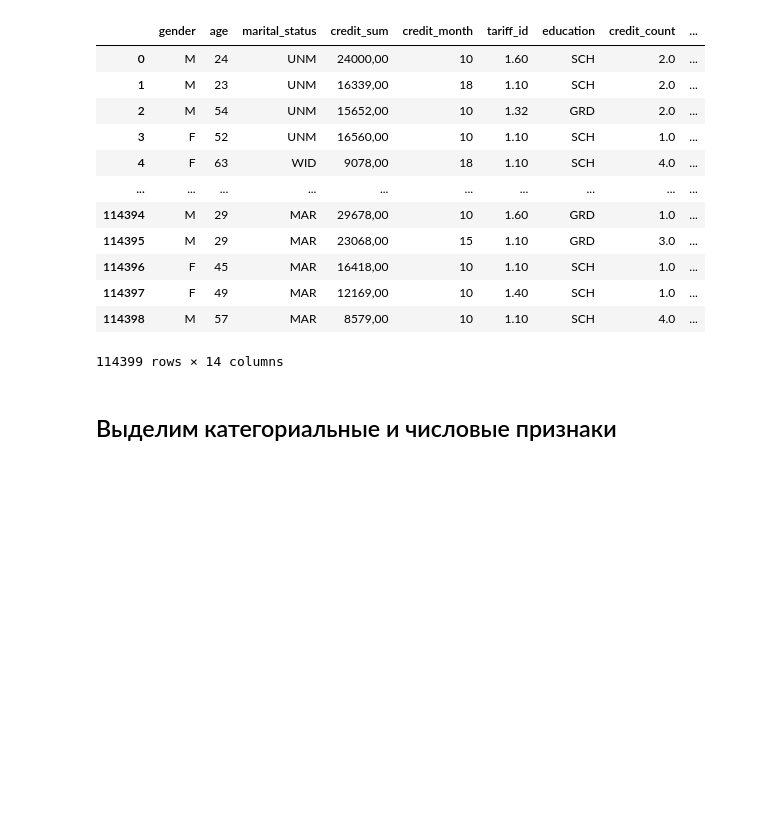
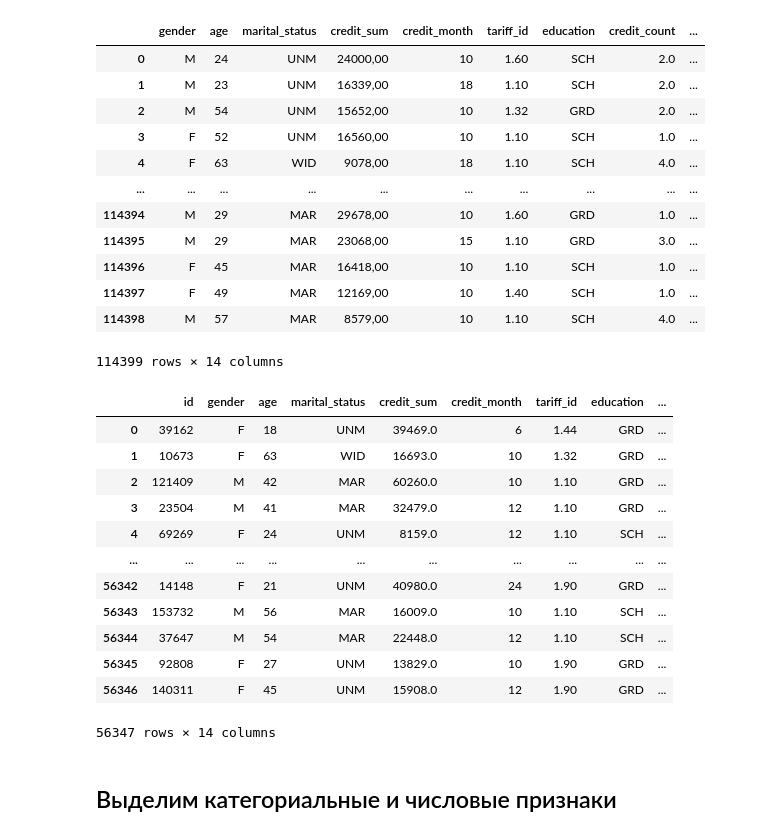
Before and after one commit to cosheimil/ml_learning, a Jupyter notebook: credits/credit.ipynb, the cells around one changed output. Cells and saved outputs as stored; diff of their text form; code cells hidden in the pictures; blank space fills up the shorter version.

```diff
--- a/credits/credit.ipynb
+++ b/credits/credit.ipynb
@@ -75,7 +94,7 @@ array([[<Axes: title={'center': 'id'}>, <Axes: title={'center': 'age'}>,
 Стратификацию делать стоит, потому что кроме credit_score все признаки распределены не ровно, поэтому стоит хоть как то выровнять выборку
 # %%
 df_train.drop(columns = ['id'], axis=1, inplace=True)
-df_test.drop(columns = ['id'], axis=1, inplace=True)
+# df_test.drop(columns = ['id'], axis=1, inplace=True)
 # df_train.drop(columns = ['tariff_id'], axis=1, inplace=True)
 # df_test.drop(columns = ['tariff_id'], axis=1, inplace=True)
 # %%
@@ -108,6 +127,22 @@ df_test['credit_score'] = df_test['credit_score'].map(lambda x: x.replace(',', '
 
 df_test['credit_sum'] = df_test['credit_sum'].astype(dtype=np.float64)
 df_test['credit_score'] = df_test['credit_score'].astype(dtype=np.float64)
+# %%
+df_test
+# %% [output]
+|  | id | gender | age | marital_status | credit_sum | credit_month | tariff_id | education | ... |
+| 0 | 39162 | F | 18 | UNM | 39469.0 | 6 | 1.44 | GRD | ... |
+| 1 | 10673 | F | 63 | WID | 16693.0 | 10 | 1.32 | GRD | ... |
+| 2 | 121409 | M | 42 | MAR | 60260.0 | 10 | 1.10 | GRD | ... |
+| 3 | 23504 | M | 41 | MAR | 32479.0 | 12 | 1.10 | GRD | ... |
+| 4 | 69269 | F | 24 | UNM | 8159.0 | 12 | 1.10 | SCH | ... |
+| ... | ... | ... | ... | ... | ... | ... | ... | ... | ... |
+| 56342 | 14148 | F | 21 | UNM | 40980.0 | 24 | 1.90 | GRD | ... |
+| 56343 | 153732 | M | 56 | MAR | 16009.0 | 10 | 1.10 | SCH | ... |
+| 56344 | 37647 | M | 54 | MAR | 22448.0 | 12 | 1.10 | SCH | ... |
+| 56345 | 92808 | F | 27 | UNM | 13829.0 | 10 | 1.90 | GRD | ... |
+| 56346 | 140311 | F | 45 | UNM | 15908.0 | 12 | 1.90 | GRD | ... |
+56347 rows × 14 columns
 # %% [markdown]
 ## Выделим категориальные и числовые признаки
 # %%
```
Also changed, not shown: parts of 57 cells of this notebook.
